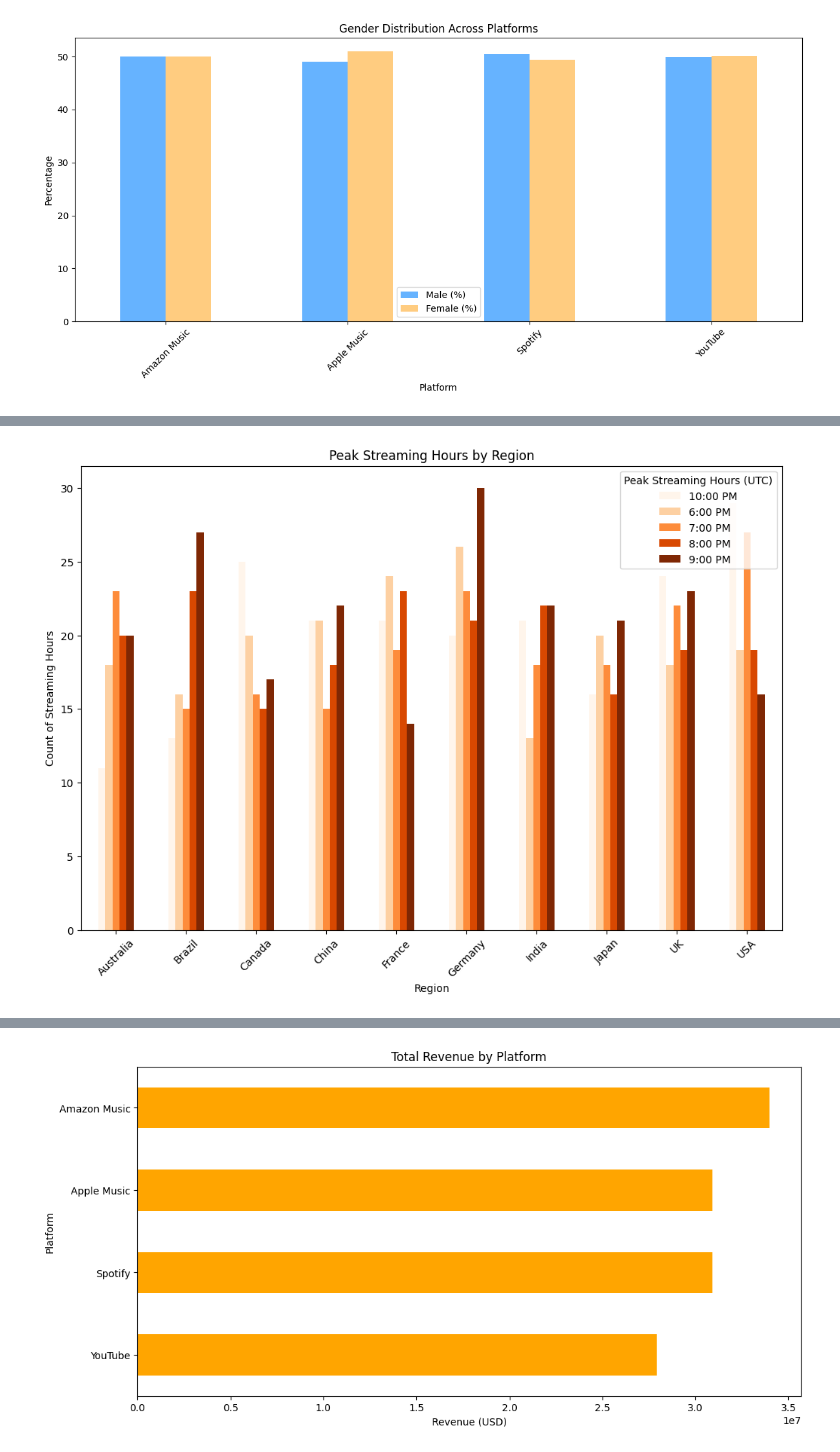
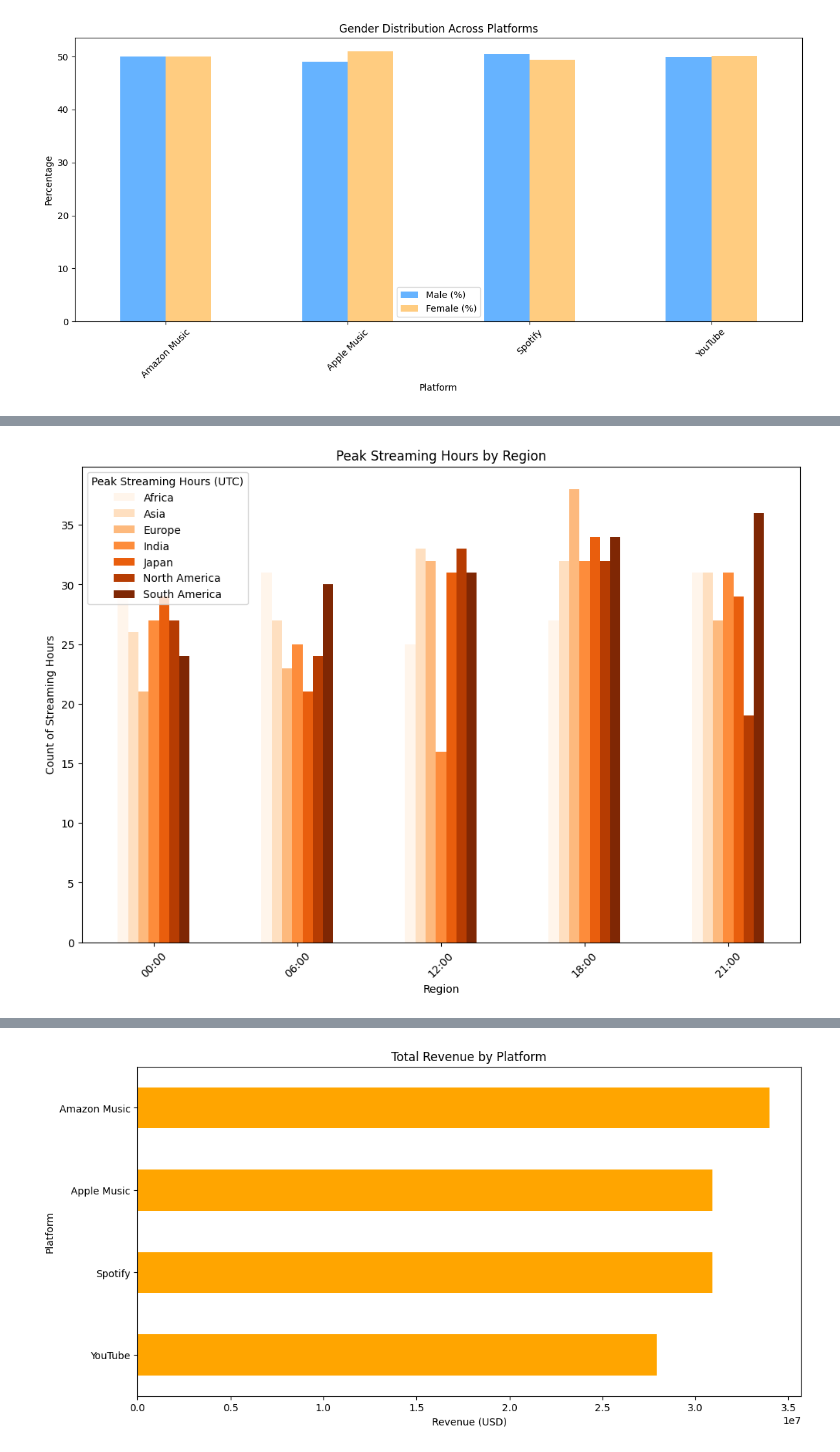
Before and after one commit to AanchalPandey16/Music_Streaming_Trend_Analysis, a Jupyter notebook: Music_Streaming_And_Trend_Analysis.ipynb, the cells around one changed output, grey strips where cells are left out. Cells and saved outputs as stored; diff of their text form; code cells hidden in the pictures.

```diff
--- a/Music_Streaming_And_Trend_Analysis.ipynb
+++ b/Music_Streaming_And_Trend_Analysis.ipynb
@@ -244,25 +244,28 @@ plt.show()
 # %%
 # finding Peak Streaming Hours and count occurrences
 
-# Plot a clustered bar chart for peak streaming hours by region
-peak_hours.plot(kind="bar", figsize=(12, 8), colormap="Oranges")
+# Group by 'Peak Streaming Hours (UTC)' and 'Region', and count occurrences
+peak_streaming_counts = dataset.groupby(['Peak Streaming Hours (UTC)', 'Region']).size().unstack()
+
+# Plot a clustered bar chart
+peak_streaming_counts.plot(kind="bar", figsize=(12, 8), colormap="Oranges")
 
 # Set the title for the plot
 plt.title("Peak Streaming Hours by Region")
 
 # Label the y-axis
 plt.ylabel("Count of Streaming Hours")
 
 # Label the x-axis
 plt.xlabel("Region")
 
 # Rotate the x-axis labels for better readability
 plt.xticks(rotation=45)
 
 # Add a legend with the title 'Peak Streaming Hours (UTC)'
 plt.legend(title="Peak Streaming Hours (UTC)")
 
 # Display the plot
 plt.show()
 # %% [output]
-[figure, old version]
+[figure, new version]
```
Also changed, not shown: parts of 5 cells of this notebook.
